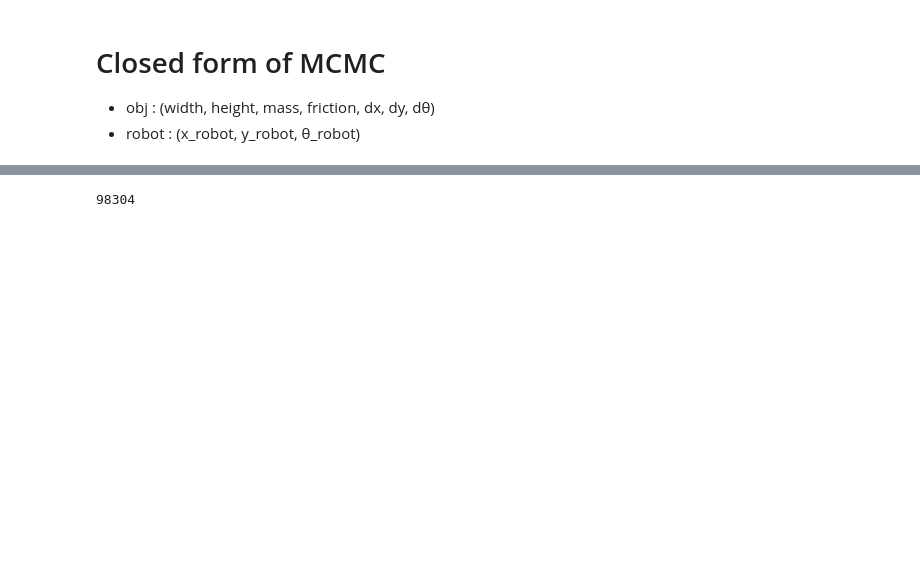
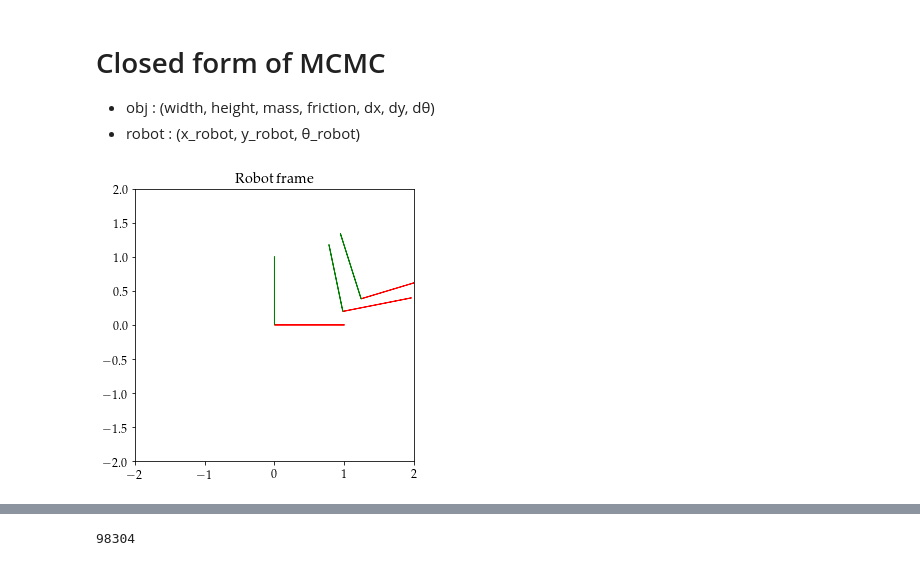
Before and after one commit to JoshuaHaustein/oracle_server, a Jupyter notebook: oracle_real.ipynb, the cells around one changed output, grey strips where cells are left out. Cells and saved outputs as stored; diff of their text form; code cells hidden in the pictures; blank space fills up the shorter version.

Commit message:
relative robot working

```diff
--- a/oracle_real.ipynb
+++ b/oracle_real.ipynb
@@ -1159,48 +979,100 @@ plt.show()
 # %%
 def to_object_centric(X, Y):
     """
     X : (obj_x, obj_y, obj_θ, width, height, mass, friction)
-    Y : (dobj_x, dobj_y, dobj_θ)
-    returns (width, height, mass, friction, dx, dy, dθ), all in object frame
+    Y : (obj_x', obj_y', cos(obj_θ'), sin(obj_θ'))
+    returns (width, height, mass, friction, x', y', θ'), all in object frame
     """
     res = torch.zeros(X.size(0), 7)
+    if X.is_cuda:
+        res = res.cuda()
     res[:, 0] = X[:, 3] # width
     res[:, 1] = X[:, 4] # height
     res[:, 2] = X[:, 5] # mass
     res[:, 3] = X[:, 6] # friction
     θ = X[:, 2]
-    res[:, 4] = Y[:, 0] * torch.cos(θ) + Y[:, 1] * torch.sin(θ)
-    res[:, 5] = -Y[:, 0] * torch.sin(θ) + Y[:, 1] * torch.cos(θ)
-    res[:, -1] = Y[:, -1]
-    if X.is_cuda:
-        return res.cuda()
-    else:
-        return res
+    θ_ = torch.atan2(Y[:, 3], Y[:, 2])
+    # translate object successor state
+    Y_t = Y[:, :2] - X[:, :2]
+    res[:, 4] = Y_t[:, 0] * torch.cos(θ) + Y_t[:, 1] * torch.sin(θ)
+    res[:, 5] = -Y_t[:, 0] * torch.sin(θ) + Y_t[:, 1] * torch.cos(θ)
+    res[:, 6] = torch.atan2(torch.sin(θ_ - θ), torch.cos(θ_ - θ))
+    return res
 
 def to_robot_centric(robot, obj):
     """
     Expects (in object centric frame):
     robot : (x_robot, y_robot, θ_robot)
-    obj   : (width, height, mass, friction, dx, dy, dθ)
+    obj   : (width, height, mass, friction, x', y', θ')
 
     Returns (in robot frame):
-    X : (obj_x', obj_y', obj_θ', width, height, mass, friction)
-    Y : (dx', dy', dθ')
+    X : (obj_x, obj_y, obj_θ, width, height, mass, friction)
+    Y : (obj_x', obj_y', cos(obj_θ'), sin(obj_θ'))
     """
     X = Variable(torch.zeros(robot.size(0), 7))
-    Y = Variable(torch.zeros(robot.size(0), 3))
+    Y = Variable(torch.zeros(robot.size(0), 4))
     if robot.is_cuda:
         X = X.cuda()
         Y = Y.cuda()
-    θ = robot[:, 2]
-    X[:, 0] = -robot[:, 0] * torch.cos(θ) - robot[:, 1] * torch.sin(θ)
-    X[:, 1] = robot[:, 0] * torch.sin(θ) - robot[:, 1] * torch.cos(θ)
-    X[:, 2] = torch.atan2(torch.sin(-θ), torch.cos(-θ))
+    θr = robot[:, 2]
+    θo = obj[:, -1]
+    X[:, 0] = -robot[:, 0] * torch.cos(θr) - robot[:, 1] * torch.sin(θr)
+    X[:, 1] = robot[:, 0] * torch.sin(θr) - robot[:, 1] * torch.cos(θr)
+    X[:, 2] = torch.atan2(torch.sin(-θr), torch.cos(-θr))
     X[:, 3] = obj[:, 0] # width
     X[:, 4] = obj[:, 1] # height
     X[:, 5] = obj[:, 2] # mass
     X[:, 6] = obj[:, 3] # friction
-    Y[:, 0] = obj[:, 4] * torch.cos(θ) + obj[:, 5] * torch.sin(θ)
-    Y[:, 1] = -obj[:, 4] * torch.sin(θ) + obj[:, 5] * torch.cos(θ)
-    Y[:, 2] = obj[:, 6]
+    Y[:, 0] = obj[:, 4] * torch.cos(θr) + obj[:, 5] * torch.sin(θr) + X[:, 0]
+    Y[:, 1] = -obj[:, 4] * torch.sin(θr) + obj[:, 5] * torch.cos(θr) + X[:, 1]
+    Y[:, 2] = torch.cos(θo - θr)
+    Y[:, 3] = torch.sin(θo - θr)
     return X, Y
+
+def plot_robot_frame(X, Y):
+    fig = plt.figure(figsize=(5, 5))
+    plt.title('Robot frame')
+    plt.arrow(0, 0, 1.0, 0.0, color='red')
+    plt.arrow(0, 0, 0.0, 1.0, color='green')
+    plt.arrow(X[0, 0], X[0, 1], np.cos(X[0, 2]), np.sin(X[0, 2]), color='red')
+    plt.arrow(X[0, 0], X[0, 1], -np.sin(X[0, 2]), np.cos(X[0, 2]), color='green')
+    plt.arrow(Y[0, 0], Y[0, 1], Y[0, 2], Y[0, 3], color='red')
+    plt.arrow(Y[0, 0], Y[0, 1], -Y[0, 3], Y[0, 2], color='green')
+    plt.xlim(-2, 2)
+    plt.ylim(-2, 2)
+    plt.show()
+
+def plot_object_frame(O, R):
+    fig = plt.figure(figsize=(5, 5))
+    plt.title('Object frame')
+    plt.arrow(0, 0, 1.0, 0.0, color='red')
+    plt.arrow(0, 0, 0.0, 1.0, color='green')
+    plt.arrow(R.data[0, 0], R.data[0, 1], np.cos(R.data[0, 2]), np.sin(R.data[0, 2]), color='red')
+    plt.arrow(R.data[0, 0], R.data[0, 1], -np.sin(R.data[0, 2]), np.cos(R.data[0, 2]), color='green')
+    plt.arrow(O.data[0, -3], O.data[0, -2], np.cos(O.data[0, -1]), np.sin(O.data[0, -1]), color='red')
+    plt.arrow(O.data[0, -3], O.data[0, -2], -np.sin(O.data[0, -1]), np.cos(O.data[0, -1]), color='green')
+    plt.xlim(-2, 2)
+    plt.ylim(-2, 2)
+    plt.show()
+
+X, U, Y = next(iter(dataloader_val))
+Y = Y.cuda()
+r_d = 1.0
+r_d_ = 1.3
+θ_dir = 0.2
+θ_dir_ = 0.3
+θ_obj = 0.2
+θ_obj_ = 0.3
+# Create variables
+X = torch.cuda.FloatTensor([[r_d * np.cos(θ_dir), r_d * np.sin(θ_dir), θ_obj, 0.1, 0.2, 0.3, 0.4]])
+Y = torch.cuda.FloatTensor([[r_d_ * np.cos(θ_dir_), r_d_ * np.sin(θ_dir_), np.cos(θ_obj_), np.sin(θ_obj_)]])
+plot_robot_frame(X, Y)
+
+O = Variable(to_object_centric(X[:1, :], Y[:1, :]))
+R = Variable(torch.cuda.FloatTensor([[-r_d * np.cos(θ_dir), -r_d * np.sin(θ_dir), -θ_obj]]))
+plot_object_frame(O, R)
+
+X, Y = to_robot_centric(R, O)
+plot_robot_frame(X.data, Y.data)
+# %% [output]
+[figure, added]
```
Also changed, not shown: parts of 44 cells of this notebook, 2 other files.
